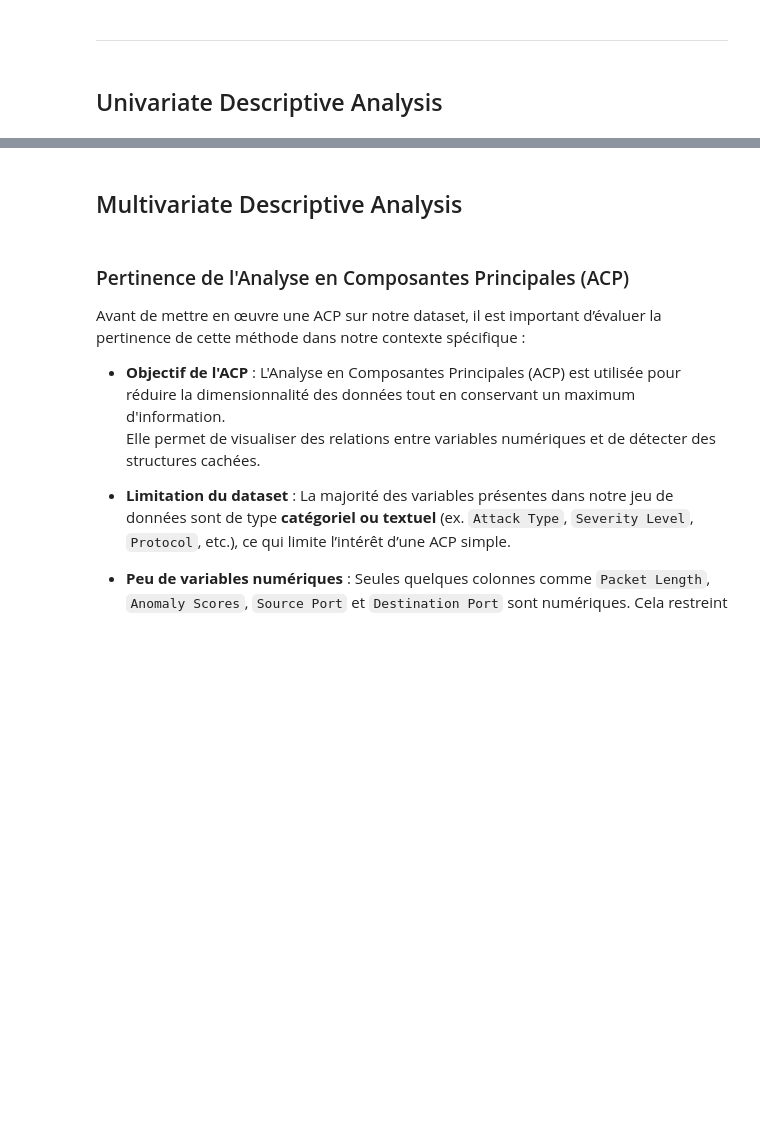
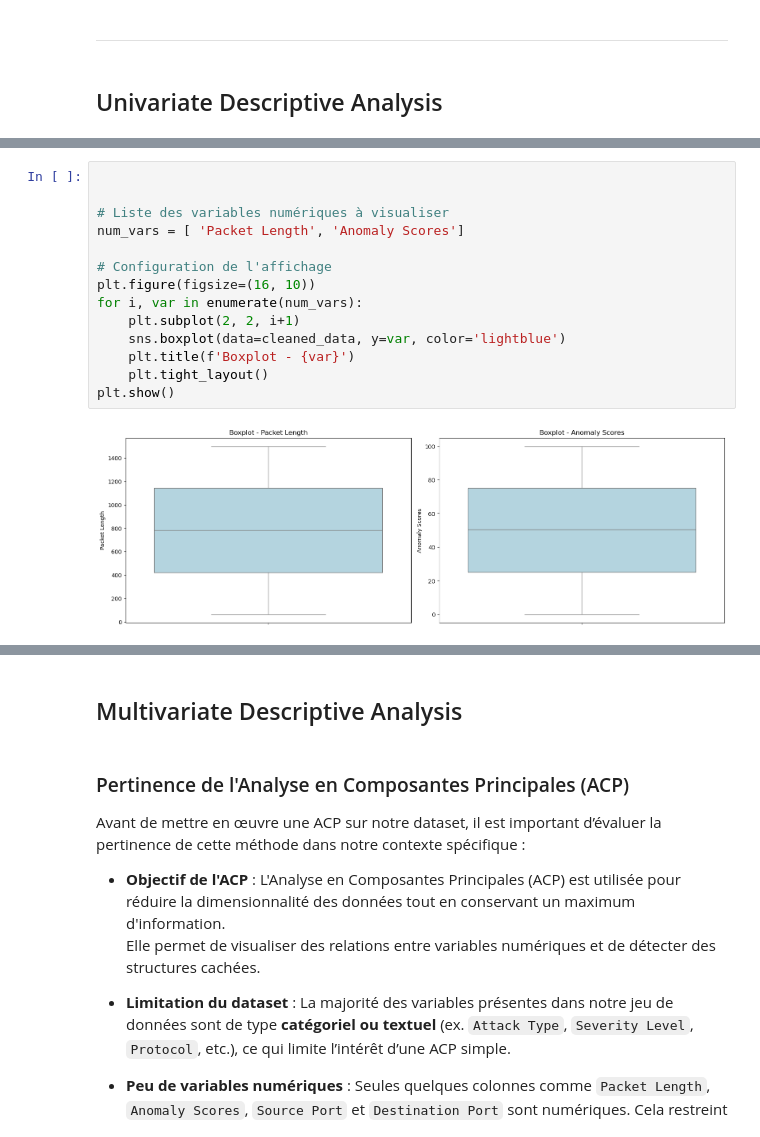
Before and after one commit to Hamzazarai/Cybersecurity_Data_Analysis, a Jupyter notebook: notebooks/Cybersecurity Data Analysis.ipynb, the cells around one changed output, grey strips where cells are left out. Saved outputs shown, nothing was run; the diff lists cells and outputs as text; blank space fills up the shorter version.

```diff
--- a/notebooks/Cybersecurity Data Analysis.ipynb
+++ b/notebooks/Cybersecurity Data Analysis.ipynb
@@ -259,0 +319,16 @@ cleaned_data.to_csv(new_path)
+# %%
+
+
+# Liste des variables numériques à visualiser
+num_vars = [ 'Packet Length', 'Anomaly Scores']
+
+# Configuration de l'affichage
+plt.figure(figsize=(16, 10))
+for i, var in enumerate(num_vars):
+    plt.subplot(2, 2, i+1)
+    sns.boxplot(data=cleaned_data, y=var, color='lightblue')
+    plt.title(f'Boxplot - {var}')
+    plt.tight_layout()
+plt.show()
+# %% [output]
+[figure, added]
```
Also changed, not shown: parts of 5 cells of this notebook.
